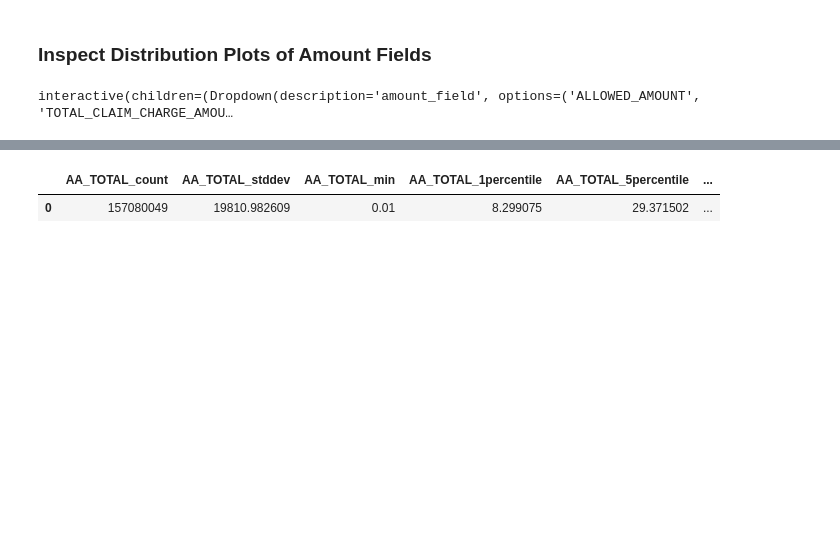
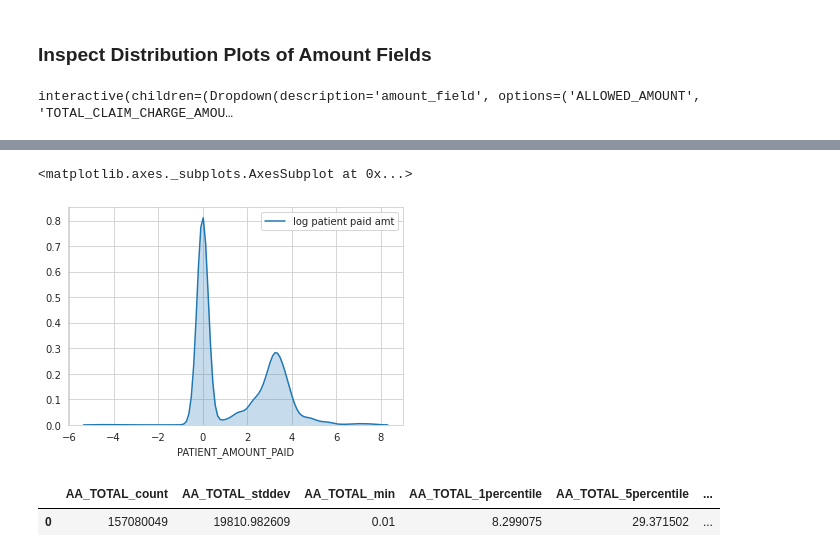
Before and after one commit to komodokamalesh/costofcare, a Jupyter notebook: analysis/Price Data EDA.ipynb, the cells around one changed output, grey strips where cells are left out. Saved outputs shown, nothing was run; the diff lists cells and outputs as text; code cells hidden in the pictures; blank space fills up the shorter version.

```diff
--- a/analysis/Price Data EDA.ipynb
+++ b/analysis/Price Data EDA.ipynb
@@ -245,3 +260,11 @@ sns.distplot(log_tcca_data,label="log total claim c amount",kde_kws={"shade": Tr
+# %%
+#overlay distributions of log amounts
+
+
+sns.distplot(log_tcca_data,label="log patient paid amt",kde_kws={"shade": True}, hist=False)
+# %% [output]
+<matplotlib.axes._subplots.AxesSubplot at 0x...>
+[figure, added]
 # %%
 #basic stats for cost per patient
 
```
Also changed, not shown: parts of 12 cells of this notebook, 2 other files.
